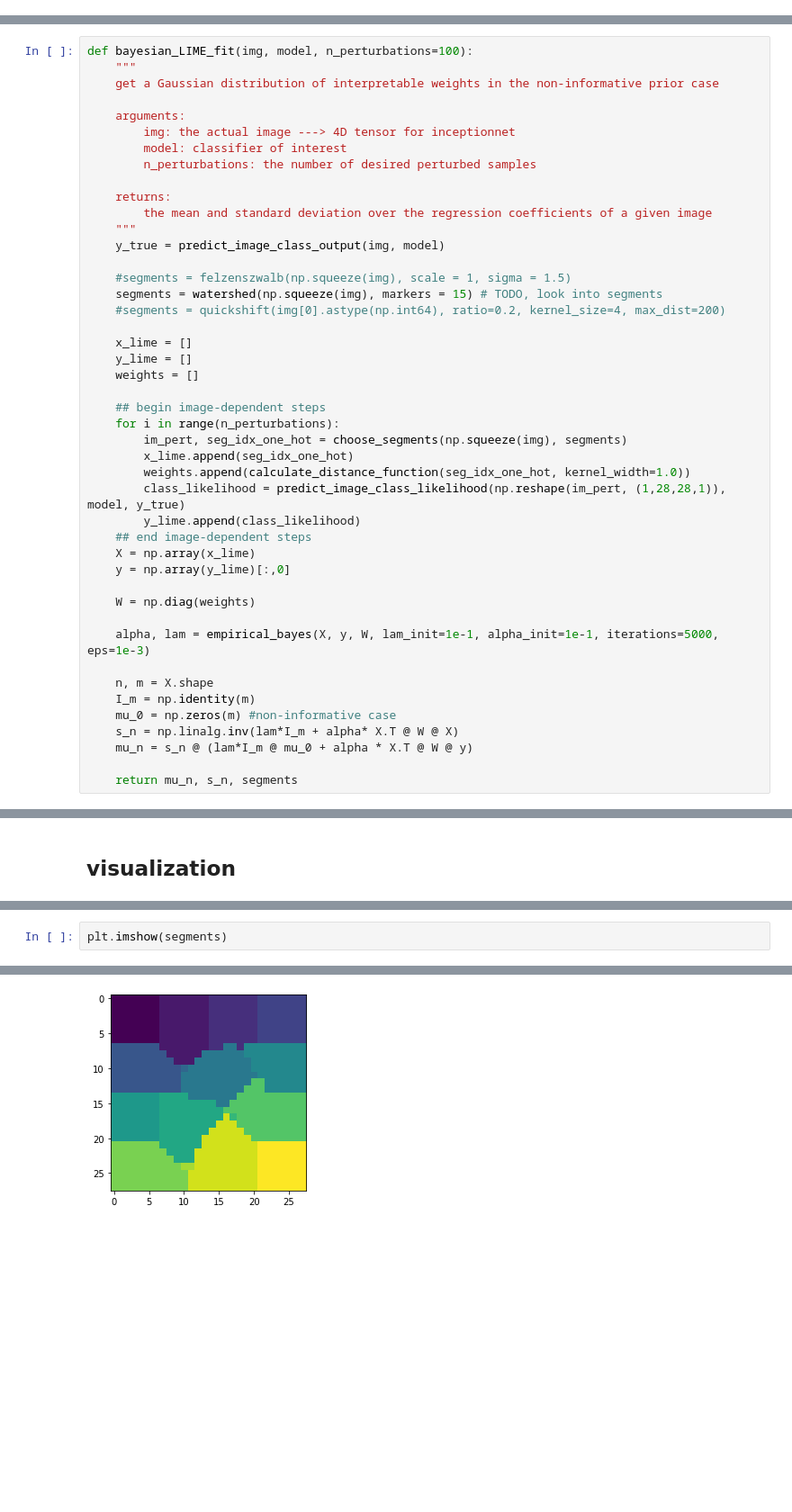
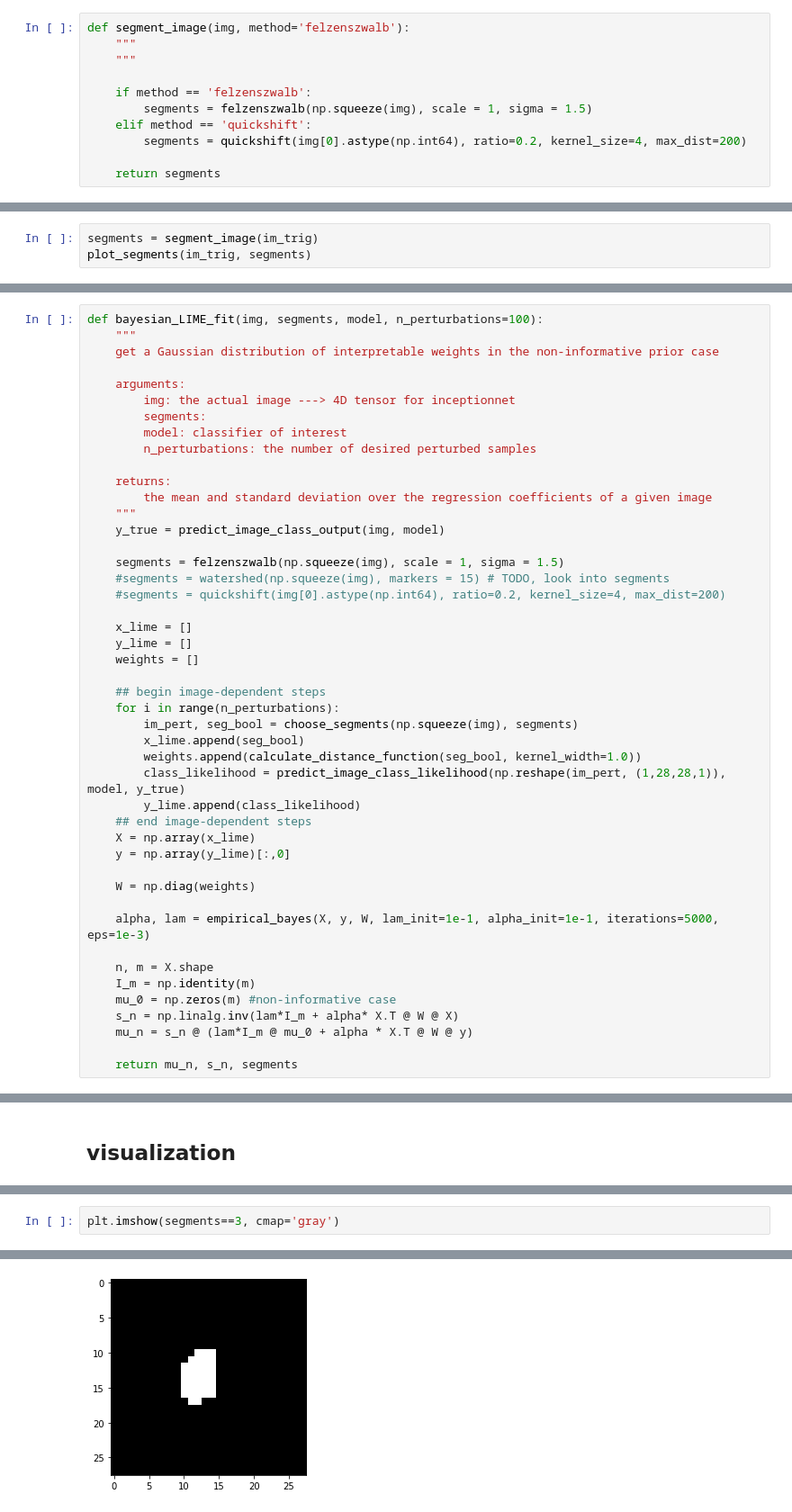
Before and after one commit to jonathanhuml/interpretable_citrus, a Jupyter notebook: TO_MNIST_BadNets.ipynb, the cells around one changed output, grey strips where cells are left out. Shown at 90% size. Drawn from its saved outputs; the diff is of its cells as text; blank space fills up the shorter version.

Commit message:
separated segmentation

```diff
--- a/TO_MNIST_BadNets.ipynb
+++ b/TO_MNIST_BadNets.ipynb
@@ -269,2 +274,13 @@ The classification accuracy on the test data is >98% (top row). On the other han
 # %% [markdown]
 # Testing LIME
+# %%
+def segment_image(img, method='felzenszwalb'):
+    """
+    """
+
+    if method == 'felzenszwalb':
+        segments = felzenszwalb(np.squeeze(img), scale = 1, sigma = 1.5)
+    elif method == 'quickshift':
+        segments = quickshift(img[0].astype(np.int64), ratio=0.2, kernel_size=4, max_dist=200)
+
+    return segments
@@ -270,0 +311,3 @@ The classification accuracy on the test data is >98% (top row). On the other han
+# %%
+segments = segment_image(im_trig)
+plot_segments(im_trig, segments)
@@ -271,10 +316,11 @@ The classification accuracy on the test data is >98% (top row). On the other han
 # %%
-def bayesian_LIME_fit(img, model, n_perturbations=100):
+def bayesian_LIME_fit(img, segments, model, n_perturbations=100):
     """
     get a Gaussian distribution of interpretable weights in the non-informative prior case
 
     arguments:
         img: the actual image ---> 4D tensor for inceptionnet
+        segments:
         model: classifier of interest
         n_perturbations: the number of desired perturbed samples
 
@@ -283,8 +329,8 @@ def bayesian_LIME_fit(img, model, n_perturbations=100):
     """
     y_true = predict_image_class_output(img, model)
 
-    #segments = felzenszwalb(np.squeeze(img), scale = 1, sigma = 1.5)
-    segments = watershed(np.squeeze(img), markers = 15) # TODO, look into segments
+    segments = felzenszwalb(np.squeeze(img), scale = 1, sigma = 1.5)
+    #segments = watershed(np.squeeze(img), markers = 15) # TODO, look into segments
     #segments = quickshift(img[0].astype(np.int64), ratio=0.2, kernel_size=4, max_dist=200)
 
     x_lime = []
@@ -293,9 +339,9 @@ def bayesian_LIME_fit(img, model, n_perturbations=100):
 
     ## begin image-dependent steps
     for i in range(n_perturbations):
-        im_pert, seg_idx_one_hot = choose_segments(np.squeeze(img), segments)
-        x_lime.append(seg_idx_one_hot)
-        weights.append(calculate_distance_function(seg_idx_one_hot, kernel_width=1.0))
+        im_pert, seg_bool = choose_segments(np.squeeze(img), segments)
+        x_lime.append(seg_bool)
+        weights.append(calculate_distance_function(seg_bool, kernel_width=1.0))
         class_likelihood = predict_image_class_likelihood(np.reshape(im_pert, (1,28,28,1)), model, y_true)
         y_lime.append(class_likelihood)
     ## end image-dependent steps
@@ -454,5 +506,5 @@ seg_idx_one_hot.sum()
 # %%
-plt.imshow(segments)
+plt.imshow(segments==3, cmap='gray')
 # %% [output]
 <matplotlib.image.AxesImage at 0x...>
-[figure, old version]
+[figure, new version]
```
Also changed, not shown: parts of 42 cells of this notebook.
